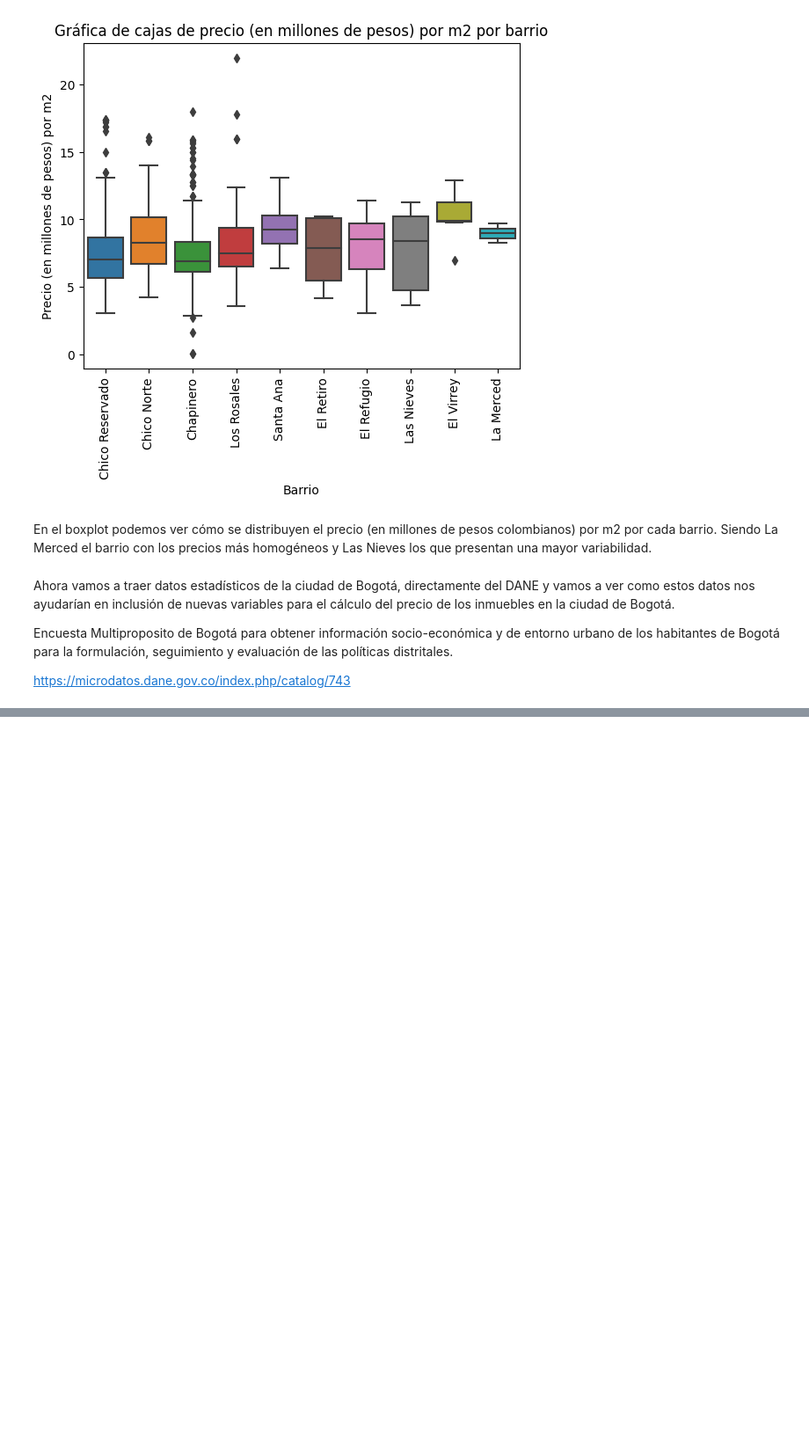
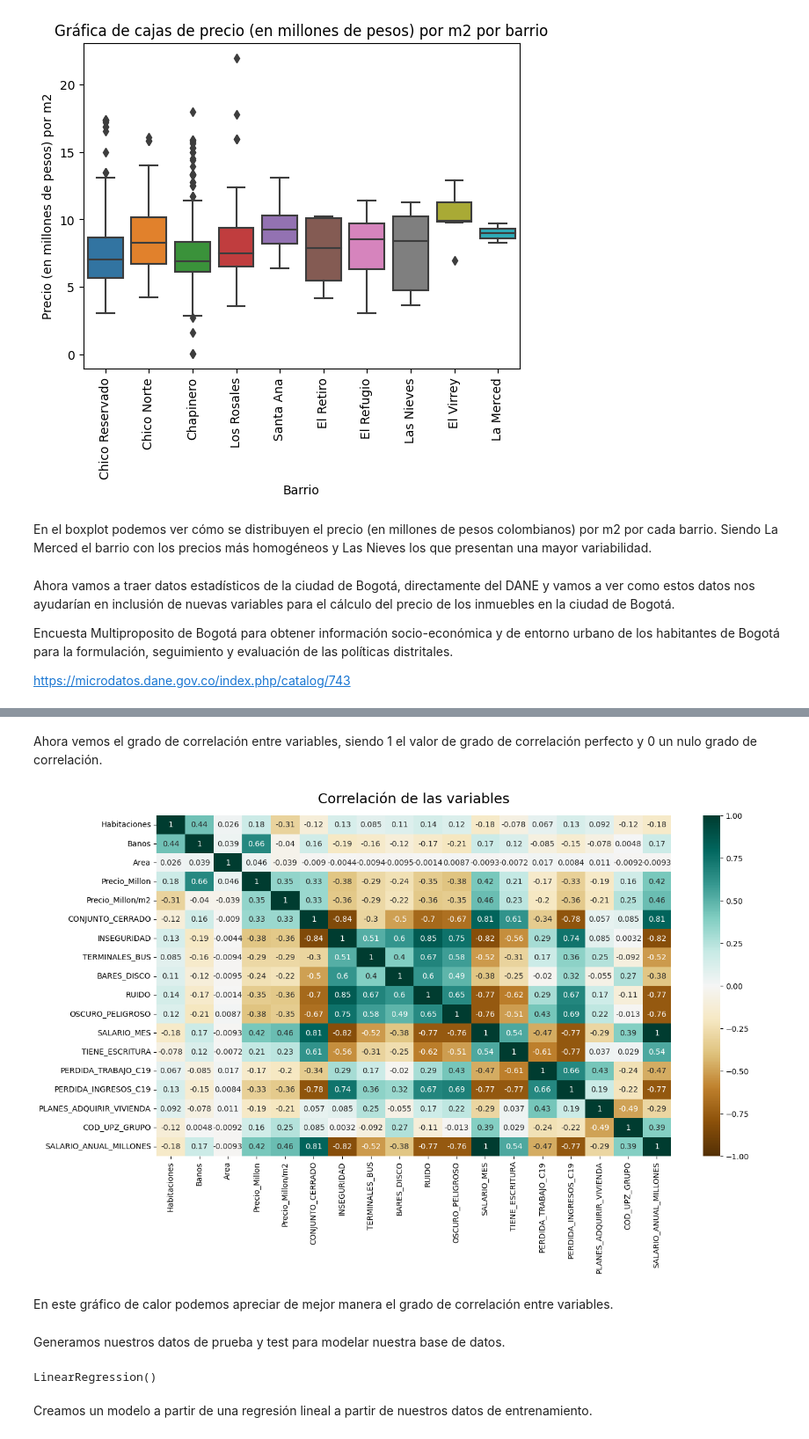
Before and after one commit to aaizaguirre/Inmersion_datos_Alura, a Jupyter notebook: analisis_inmuebles_bogota_alura_latam.ipynb, the cells around one changed output, grey strips where cells are left out. Shown at 88% size. Drawn from its saved outputs; the diff is of its cells as text; code cells hidden in the pictures; blank space fills up the shorter version.

```diff
--- a/analisis_inmuebles_bogota_alura_latam.ipynb
+++ b/analisis_inmuebles_bogota_alura_latam.ipynb
@@ -328,0 +460,12 @@ memory usage: 513.3+ MB
+# %% [markdown]
+Ahora vemos el grado de correlación entre variables, siendo 1 el valor de grado de correlación perfecto y 0 un nulo grado de correlación.
+# %%
+#mascara = np.triu(np.ones_like(datos_ml.corr(), dtype=bool)) mask=mascara,
+plt.figure(figsize = (15,8))
+heatmap = sns.heatmap(datos_ml.corr(), vmin=-1, vmax=1, annot=True, cmap='BrBG')
+heatmap.set_title('Correlación de las variables', fontdict={'fontsize':18}, pad=16)
+plt.show()
+# %% [output]
+[figure, added]
+# %% [markdown]
+En este gráfico de calor podemos apreciar de mejor manera el grado de correlación entre variables.
@@ -328,0 +476,9 @@ memory usage: 513.3+ MB
+# %% [markdown]
+Generamos nuestros datos de prueba y test para modelar nuestra base de datos.
+# %%
+modelo = LinearRegression()
+modelo.fit(X_train, y_train)
+# %% [output]
+LinearRegression()
+# %% [markdown]
+Creamos un modelo a partir de una regresión lineal a partir de nuestros datos de entrenamiento.
```
Also changed, not shown: parts of 30 cells of this notebook, 2 other files.
